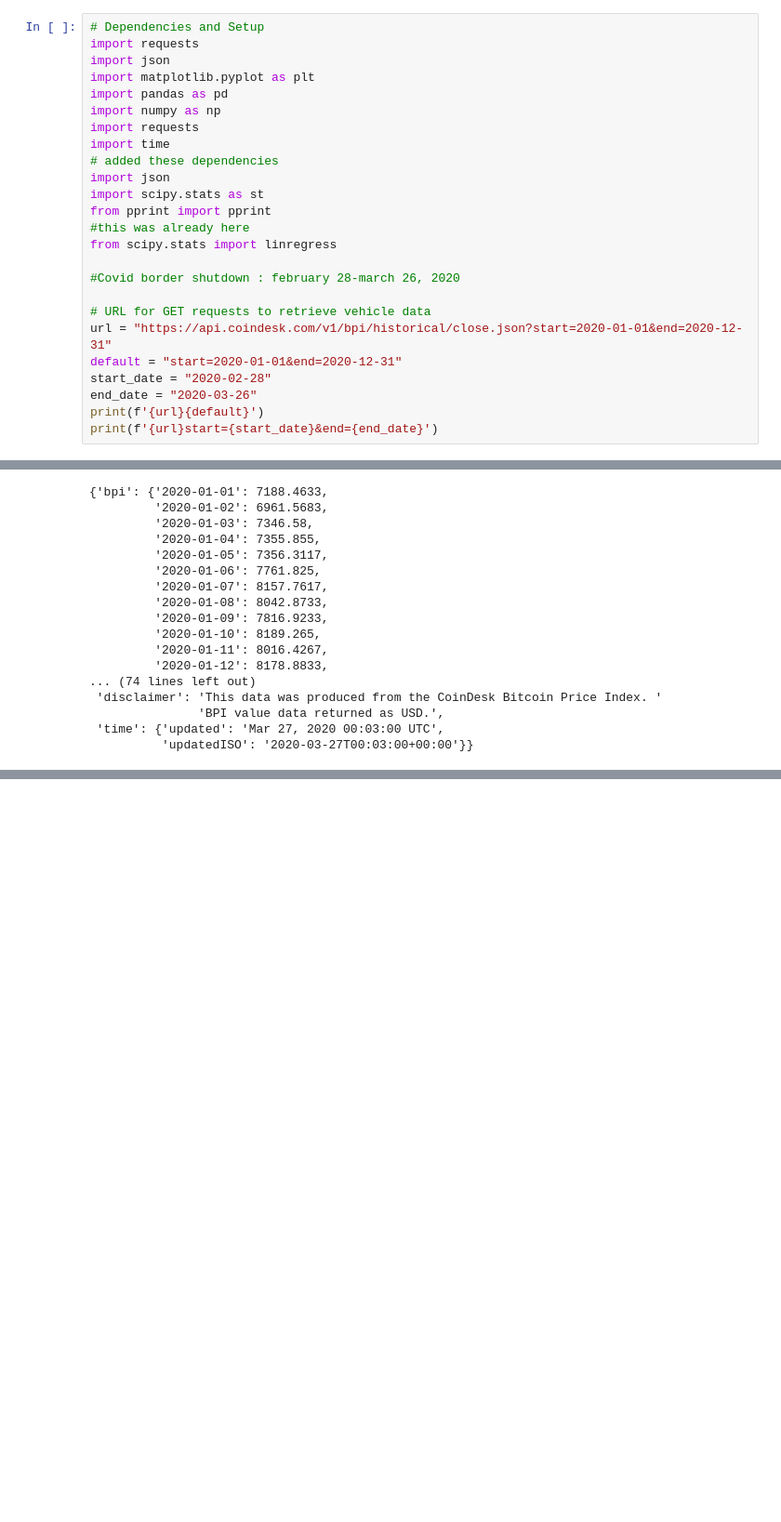
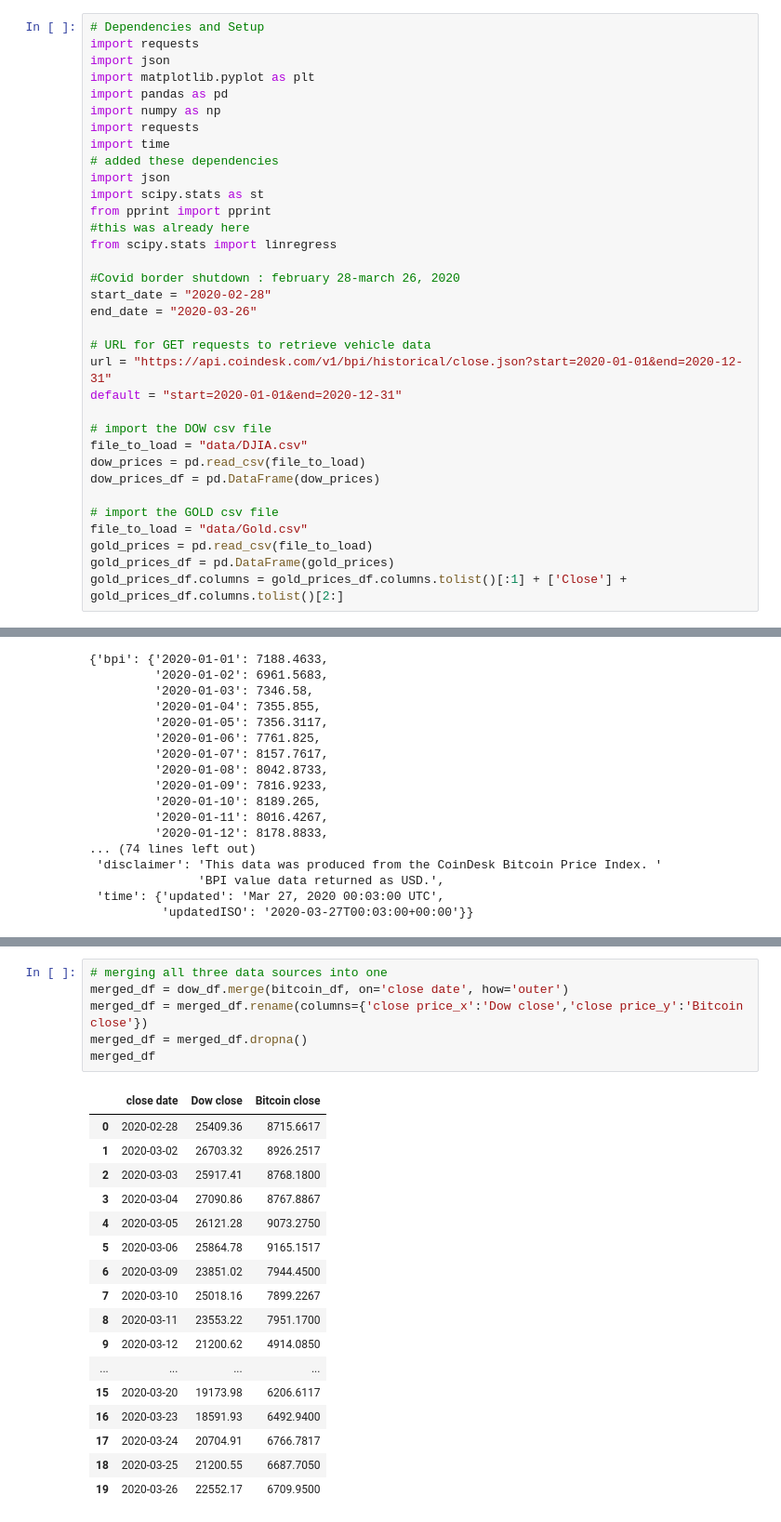
Before and after one commit to darrenr10/Project_1, a Jupyter notebook: Meredith's Work.ipynb, the cells around one changed output, grey strips where cells are left out. Shown: that part at 93% size. Drawn from its saved outputs; the diff is of its cells as text; blank space fills up the shorter version.

```diff
--- a/Meredith's Work.ipynb
+++ b/Meredith's Work.ipynb
@@ -15,11 +15,20 @@ from pprint import pprint
 from scipy.stats import linregress
 
 #Covid border shutdown : february 28-march 26, 2020
+start_date = "2020-02-28"
+end_date = "2020-03-26"
 
 # URL for GET requests to retrieve vehicle data
 url = "https://api.coindesk.com/v1/bpi/historical/close.json?start=2020-01-01&end=2020-12-31"
 default = "start=2020-01-01&end=2020-12-31"
-start_date = "2020-02-28"
-end_date = "2020-03-26"
-print(f'{url}{default}')
-print(f'{url}start={start_date}&end={end_date}')
+
+# import the DOW csv file
+file_to_load = "data/DJIA.csv"
+dow_prices = pd.read_csv(file_to_load)
+dow_prices_df = pd.DataFrame(dow_prices)
+
+# import the GOLD csv file
+file_to_load = "data/Gold.csv"
+gold_prices = pd.read_csv(file_to_load)
+gold_prices_df = pd.DataFrame(gold_prices)
+gold_prices_df.columns = gold_prices_df.columns.tolist()[:1] + ['Close'] + gold_prices_df.columns.tolist()[2:]
@@ -103,0 +138,24 @@ plt.plot(x_axis, y_axis)
+# %%
+# merging all three data sources into one
+merged_df = dow_df.merge(bitcoin_df, on='close date', how='outer')
+merged_df = merged_df.rename(columns={'close price_x':'Dow close','close price_y':'Bitcoin close'})
+merged_df = merged_df.dropna()
+merged_df
+# %% [output]
+|  | close date | Dow close | Bitcoin close |
+| 0 | 2020-02-28 | 25409.36 | 8715.6617 |
+| 1 | 2020-03-02 | 26703.32 | 8926.2517 |
+| 2 | 2020-03-03 | 25917.41 | 8768.1800 |
+| 3 | 2020-03-04 | 27090.86 | 8767.8867 |
+| 4 | 2020-03-05 | 26121.28 | 9073.2750 |
+| 5 | 2020-03-06 | 25864.78 | 9165.1517 |
+| 6 | 2020-03-09 | 23851.02 | 7944.4500 |
+| 7 | 2020-03-10 | 25018.16 | 7899.2267 |
+| 8 | 2020-03-11 | 23553.22 | 7951.1700 |
+| 9 | 2020-03-12 | 21200.62 | 4914.0850 |
+| ... | ... | ... | ... |
+| 15 | 2020-03-20 | 19173.98 | 6206.6117 |
+| 16 | 2020-03-23 | 18591.93 | 6492.9400 |
+| 17 | 2020-03-24 | 20704.91 | 6766.7817 |
+| 18 | 2020-03-25 | 21200.55 | 6687.7050 |
+| 19 | 2020-03-26 | 22552.17 | 6709.9500 |
```
Also changed, not shown: parts of 13 cells of this notebook, 2 other files.
